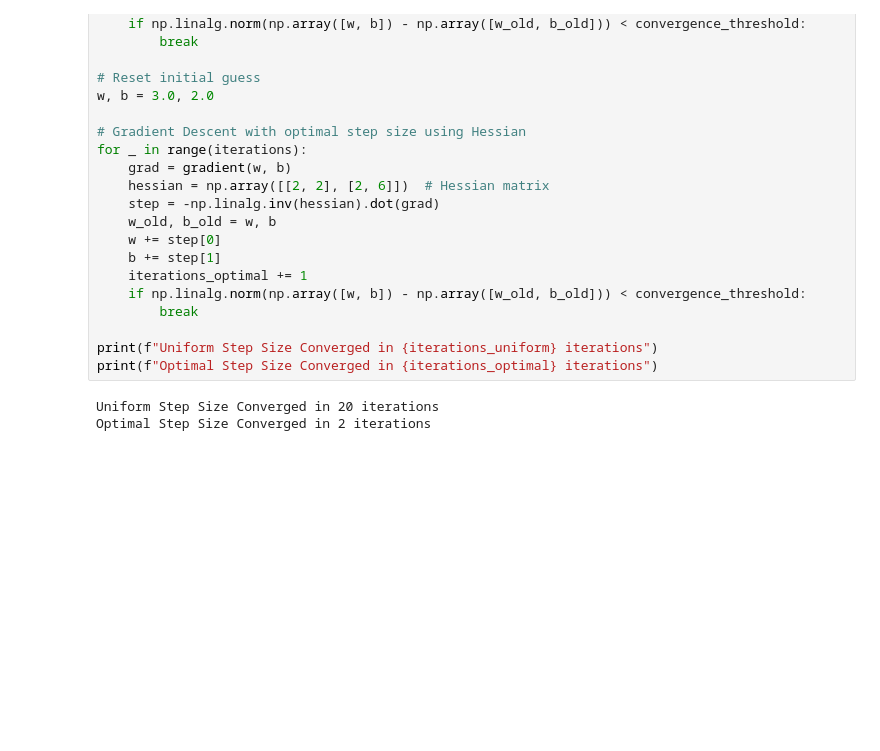
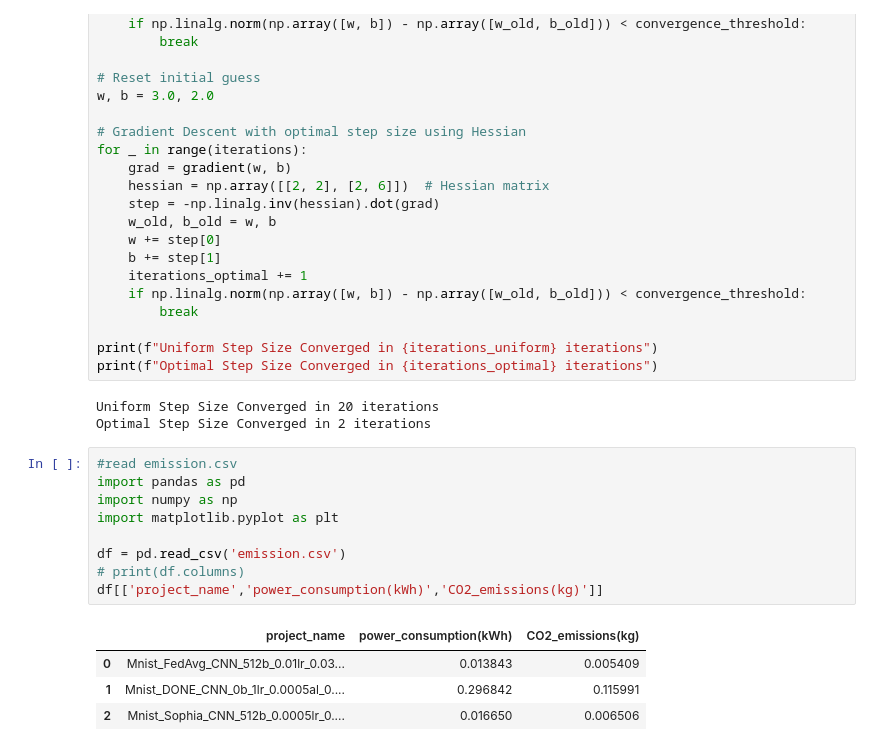
Before and after one commit to Ahmed-Khaled-Saleh/Fed-Sophia-pytorch, a Jupyter notebook: RESULTS.ipynb, the cells around one changed output. Cells and saved outputs as stored; diff of their text form; blank space fills up the shorter version.

```diff
--- a/RESULTS.ipynb
+++ b/RESULTS.ipynb
@@ -677,3 +714,17 @@ print(f"Optimal Step Size Converged in {iterations_optimal} iterations")
 # %% [output]
 Uniform Step Size Converged in 20 iterations
 Optimal Step Size Converged in 2 iterations
+# %%
+#read emission.csv
+import pandas as pd
+import numpy as np
+import matplotlib.pyplot as plt
+
+df = pd.read_csv('emission.csv')
+# print(df.columns)
+df[['project_name','power_consumption(kWh)','CO2_emissions(kg)']]
+# %% [output]
+|  | project_name | power_consumption(kWh) | CO2_emissions(kg) |
+| 0 | Mnist_FedAvg_CNN_512b_0.01lr_0.03... | 0.013843 | 0.005409 |
+| 1 | Mnist_DONE_CNN_0b_1lr_0.0005al_0.... | 0.296842 | 0.115991 |
+| 2 | Mnist_Sophia_CNN_512b_0.0005lr_0.... | 0.016650 | 0.006506 |
```
Also changed, not shown: parts of 8 cells of this notebook, 14 other files.
